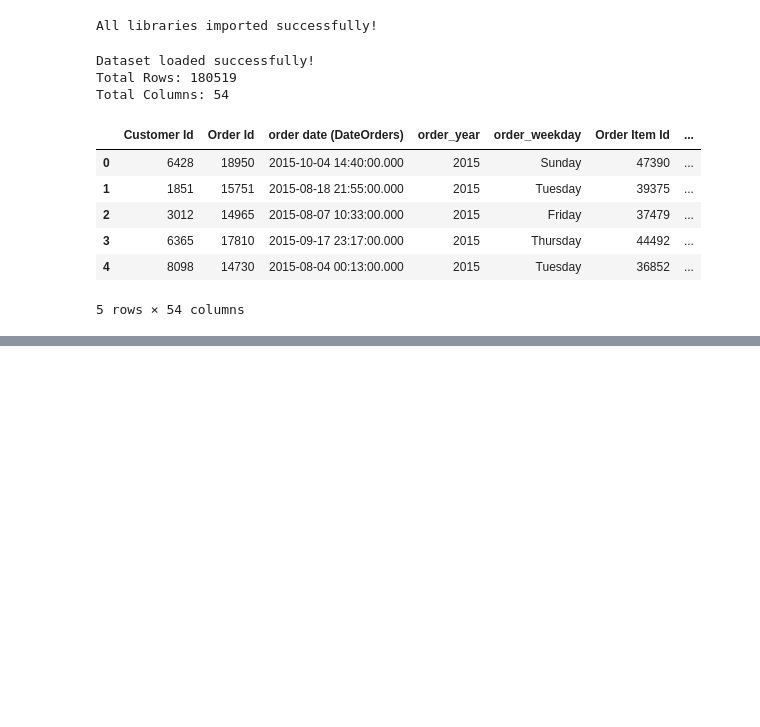
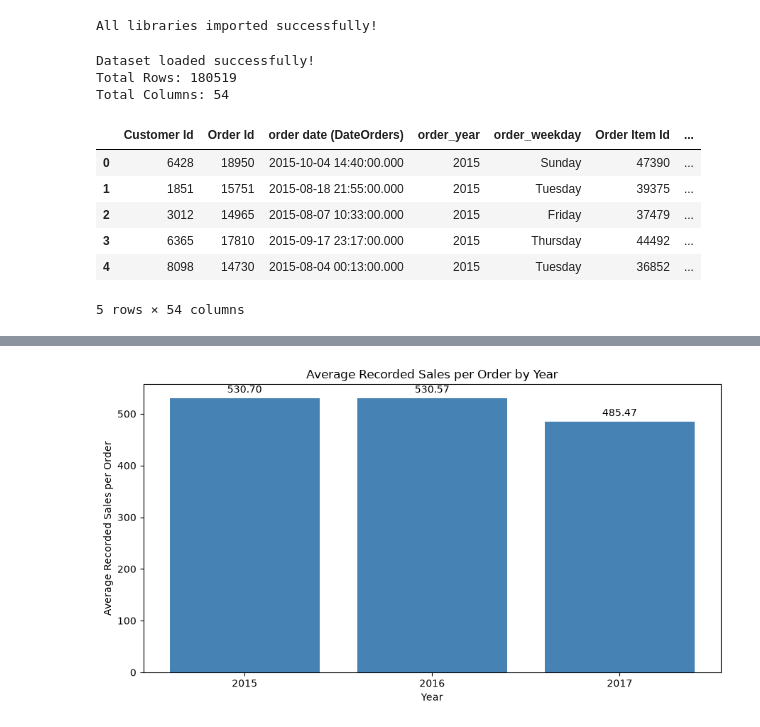
Before and after one commit to pyatapreetham/E-commerce-Delivery-Logistics-Performance-Analysis, a Jupyter notebook: E-Commerce and Logistics delivery Analysis/EDA (Python-scripts)/delivery_eda.ipynb, the cells around one changed output, grey strips where cells are left out. Cells and saved outputs as stored; diff of their text form; code cells hidden in the pictures; blank space fills up the shorter version.

Commit message:
Update financial EDA and detailed README findings

```diff
--- a/E-Commerce and Logistics delivery Analysis/EDA (Python-scripts)/delivery_eda.ipynb
+++ b/E-Commerce and Logistics delivery Analysis/EDA (Python-scripts)/delivery_eda.ipynb
@@ -1665,0 +1684,83 @@ Report: C:\Users\Admin\Downloads\E-Commerce and Logistics delivery Analysis\E-Co
+# %%
+
+# STEP 31: YEAR-WISE ORDER VALUE ANALYSIS
+
+# Analyze complete years only
+financial_df = revenue_df[
+    revenue_df["Year"].isin([2015, 2016, 2017])
+].copy()
+
+# Aggregate financial metrics by year
+yearly_financial = financial_df.groupby("Year").agg(
+    total_sales=("Order Item Total", "sum"),
+    total_items=("Order Item Total", "size"),
+    orders_with_sales=("Order Id", "nunique")
+)
+
+# Average recorded sales per order
+yearly_financial["avg_sales_per_order"] = (
+    yearly_financial["total_sales"] /
+    yearly_financial["orders_with_sales"]
+)
+
+# Average number of items per order
+yearly_financial["items_per_order"] = (
+    yearly_financial["total_items"] /
+    yearly_financial["orders_with_sales"]
+)
+
+# Compare with all orders from Step 25
+
+# Calculate total unique orders directly from dataset
+all_order_counts = (
+    df.assign(
+        Year=pd.to_datetime(
+            df["order date (DateOrders)"],
+            format="mixed",
+            errors="coerce"
+        ).dt.year
+    )
+    .groupby("Year")["Order Id"]
+    .nunique()
+)
+
+yearly_financial["all_orders"] = (
+    all_order_counts.reindex(yearly_financial.index)
+)
+
+
+yearly_financial["orders_excluded"] = (
+    yearly_financial["all_orders"] -
+    yearly_financial["orders_with_sales"]
+)
+
+print("YEAR-WISE ORDER VALUE ANALYSIS")
+display(yearly_financial.round(2))
+
+# Sales per order visualization
+plt.figure(figsize=(9, 5))
+
+bars = plt.bar(
+    yearly_financial.index.astype(str),
+    yearly_financial["avg_sales_per_order"],
+    color="steelblue"
+)
+
+plt.bar_label(bars, fmt="%.2f", padding=3)
+
+plt.title("Average Recorded Sales per Order by Year")
+plt.xlabel("Year")
+plt.ylabel("Average Recorded Sales per Order")
+
+plt.tight_layout()
+
+plt.savefig(
+    output_dir / "yearwise_average_order_value.png",
+    dpi=300,
+    bbox_inches="tight"
+)
+
+plt.show()
+
+print("Year-wise order value analysis completed!")
+# %% [output]
@@ -1665,0 +1773 @@ Report: C:\Users\Admin\Downloads\E-Commerce and Logistics delivery Analysis\E-Co
+[figure, added]
```
Also changed, not shown: parts of 13 cells of this notebook, 2 other files.
